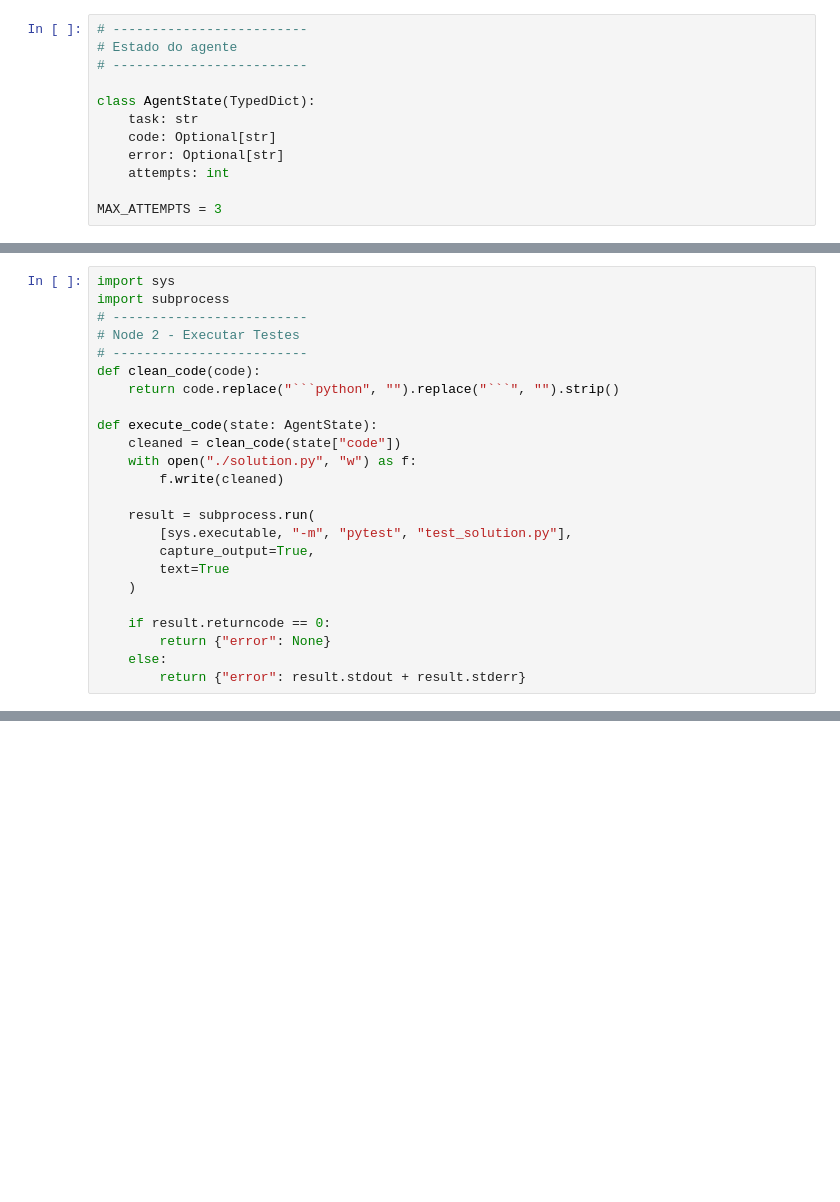
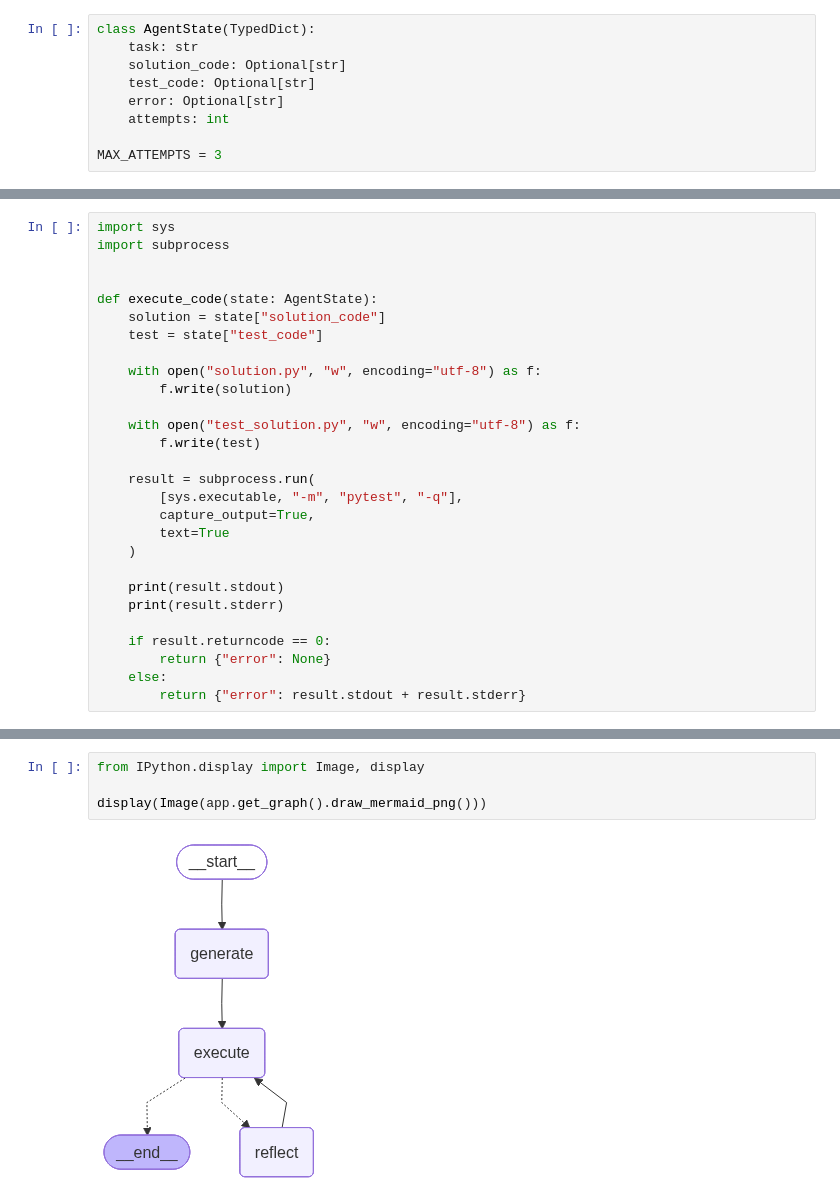
Before and after one commit to MachadoAmanda/pos-impact-intelligent-agent-development, a Jupyter notebook: Sessão 1/3 - reflexive agent.ipynb, the cells around one changed output, grey strips where cells are left out. Saved outputs shown, nothing was run; the diff lists cells and outputs as text; blank space fills up the shorter version.

````diff
--- a/Sessão 1/3 - reflexive agent.ipynb
+++ b/Sessão 1/3 - reflexive agent.ipynb
@@ -51,11 +68,8 @@ MODEL = "xai.grok-4-fast-non-reasoning"  # ou modelo compatível
 # %%
-# -------------------------
-# Estado do agente
-# -------------------------
-
 class AgentState(TypedDict):
     task: str
-    code: Optional[str]
+    solution_code: Optional[str]
+    test_code: Optional[str]
     error: Optional[str]
     attempts: int
 
@@ -88,22 +122,26 @@ def generate_code(state: AgentState):
 # %%
 import sys
 import subprocess
-# -------------------------
-# Node 2 - Executar Testes
-# -------------------------
-def clean_code(code):
-    return code.replace("```python", "").replace("```", "").strip()
+
 
 def execute_code(state: AgentState):
-    cleaned = clean_code(state["code"])
-    with open("./solution.py", "w") as f:
-        f.write(cleaned)
+    solution = state["solution_code"]
+    test = state["test_code"]
+
+    with open("solution.py", "w", encoding="utf-8") as f:
+        f.write(solution)
+
+    with open("test_solution.py", "w", encoding="utf-8") as f:
+        f.write(test)
 
     result = subprocess.run(
-        [sys.executable, "-m", "pytest", "test_solution.py"],
+        [sys.executable, "-m", "pytest", "-q"],
         capture_output=True,
         text=True
     )
+
+    print(result.stdout)
+    print(result.stderr)
 
     if result.returncode == 0:
         return {"error": None}
@@ -179,0 +247,6 @@ app = graph.compile()
+# %%
+from IPython.display import Image, display
+
+display(Image(app.get_graph().draw_mermaid_png()))
+# %% [output]
+[figure, added]
````
Also changed, not shown: parts of 20 cells of this notebook, 2 other files.
